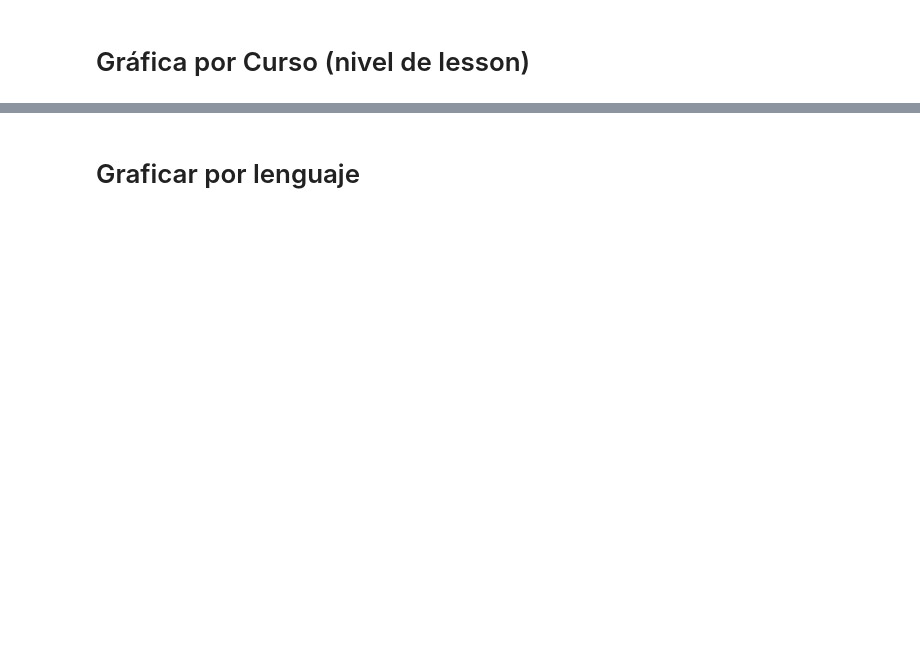
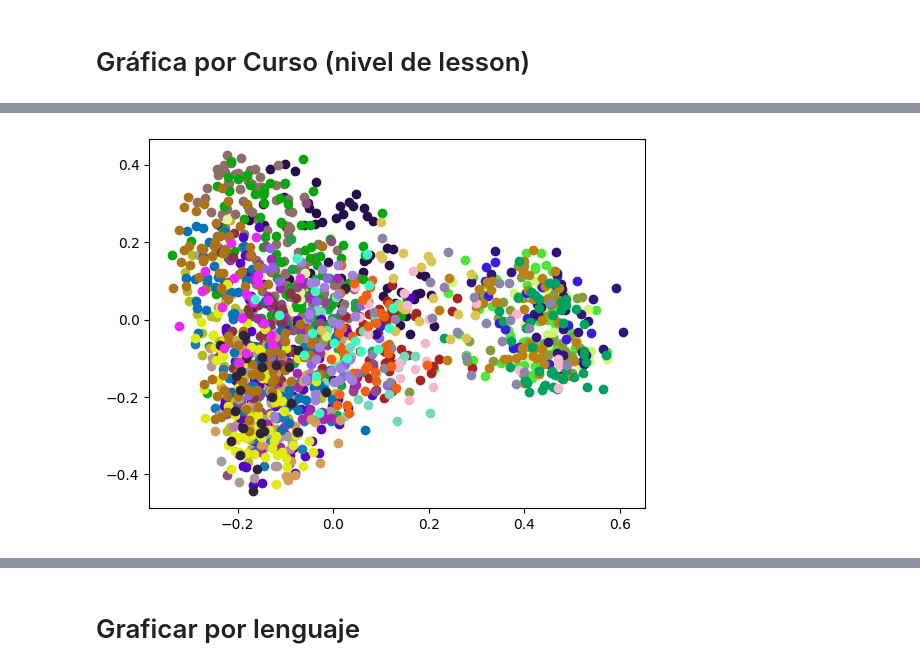
Before and after one commit to jcsanguino10/analisis_traducciones, a Jupyter notebook: lessons_graph.ipynb, the cells around one changed output, grey strips where cells are left out. Saved outputs shown, nothing was run; the diff lists cells and outputs as text; code cells hidden in the pictures; blank space fills up the shorter version.

```diff
--- a/lessons_graph.ipynb
+++ b/lessons_graph.ipynb
@@ -91,7 +109,12 @@ import numpy as np
 total_encodings = np.concatenate(list(map(lambda x: complete_lessons_encodings[x[0]][x[1]], keys_to_tuple(complete_lessons_encodings))))
 # %%
 from sklearn.decomposition import PCA
+from sklearn.manifold import TSNE
 
 pca = PCA(n_components = 2)
+pca2 = PCA(n_components = 3)
 pca.fit(total_encodings)
+pca2.fit(total_encodings)
+tsne = TSNE(2,perplexity=2)
+tsne.fit(total_encodings)
 # %% [output]
@@ -124,2 +180,15 @@ colors_dict = dict(colors_for_course)
+# %%
+i = 0
+for (course_name, language), vectors in pca2_vectors:
+    if language == 'google':
+        continue
+    # print(course_name)
+    # print(language)
+    x = list(map(lambda x: x[0], vectors))
+    y = list(map(lambda x: x[1], vectors))
+    z = list(map(lambda x: x[2], vectors))
+    plt.scatter(x, y, color=colors_dict[course_name])
+# %% [output]
+[figure, added]
 # %%
 import matplotlib.pyplot as plt
```
Also changed, not shown: parts of 16 cells of this notebook, 5 other files.
